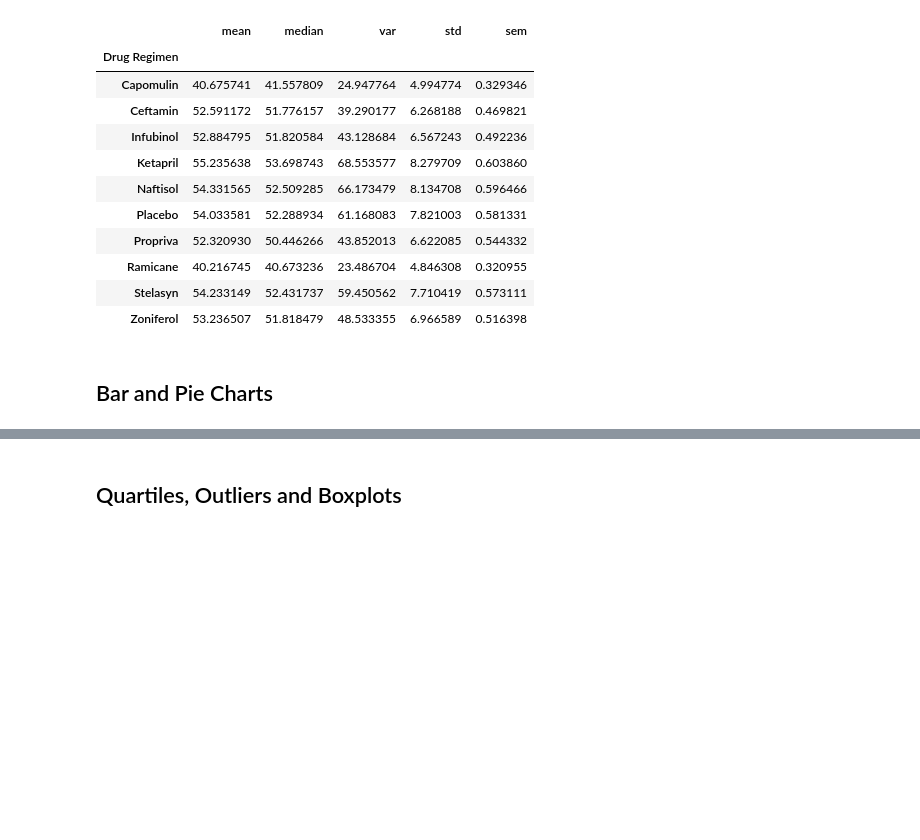
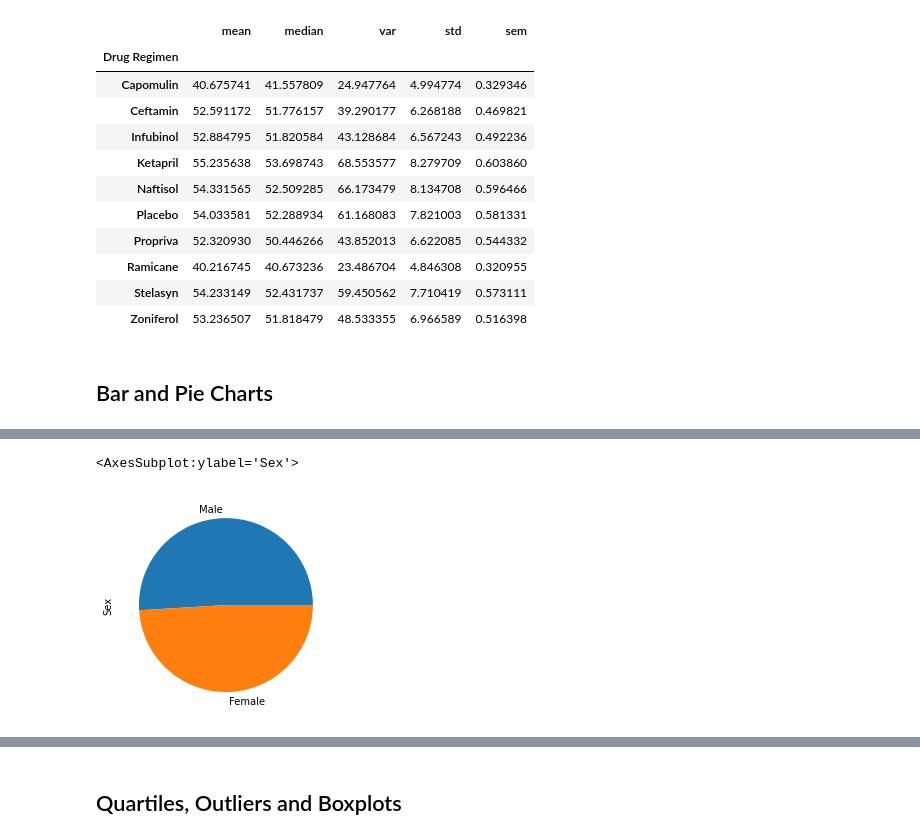
Before and after one commit to nguye453/matplotlib-challenge, a Jupyter notebook: Pymaceuticals/pymaceuticals_starter.ipynb, the cells around one changed output, grey strips where cells are left out. Saved outputs shown, nothing was run; the diff lists cells and outputs as text; code cells hidden in the pictures; blank space fills up the shorter version.

```diff
--- a/Pymaceuticals/pymaceuticals_starter.ipynb
+++ b/Pymaceuticals/pymaceuticals_starter.ipynb
@@ -115,4 +155,9 @@ Tumor Volume (mm3) Statistics by Drug Regimen
 # %%
 # Generate a pie plot showing the distribution of female versus male mice using pandas
+gender_count = cleaned_mouse_data_df['Sex'].value_counts()
+gender_count.plot.pie()
+# %% [output]
+<AxesSubplot:ylabel='Sex'>
+[figure, added]
 # %%
 # Generate a pie plot showing the distribution of female versus male mice using pyplot
```
Also changed, not shown: parts of 12 cells of this notebook.
